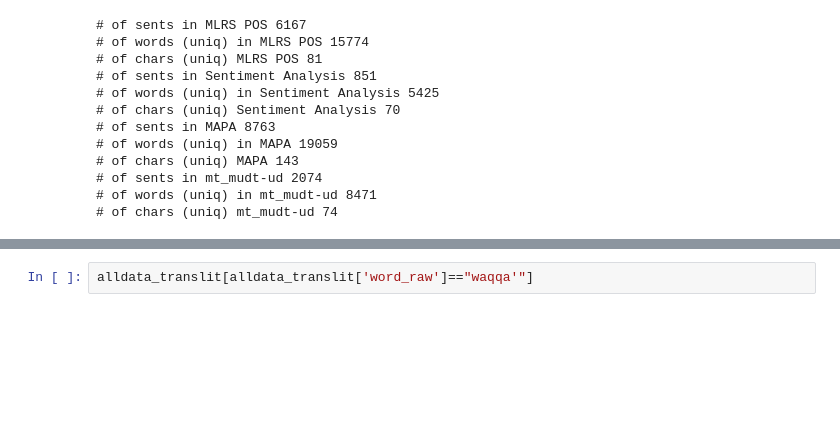
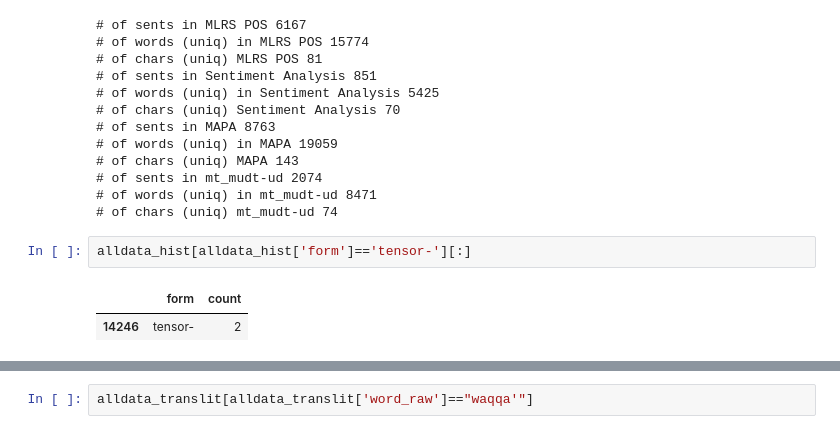
Before and after one commit to MLRS/malti, a Jupyter notebook: malti2arabi_fst.ipynb, the cells around one changed output, grey strips where cells are left out. Drawn from its saved outputs; the diff is of its cells as text; blank space fills up the shorter version.

```diff
--- a/malti2arabi_fst.ipynb
+++ b/malti2arabi_fst.ipynb
@@ -34,6 +34,11 @@ alldata_hist = get_alldata_hist(alldata)
 # of sents in mt_mudt-ud 2074
 # of words (uniq) in mt_mudt-ud 8471
 # of chars (uniq) mt_mudt-ud 74
+# %%
+alldata_hist[alldata_hist['form']=='tensor-'][:]
+# %% [output]
+|  | form | count |
+| 14246 | tensor- | 2 |
 # %%
 from analysis import translit_dataset
 
```
Also changed, not shown: parts of 11 cells of this notebook, 2 other files.
